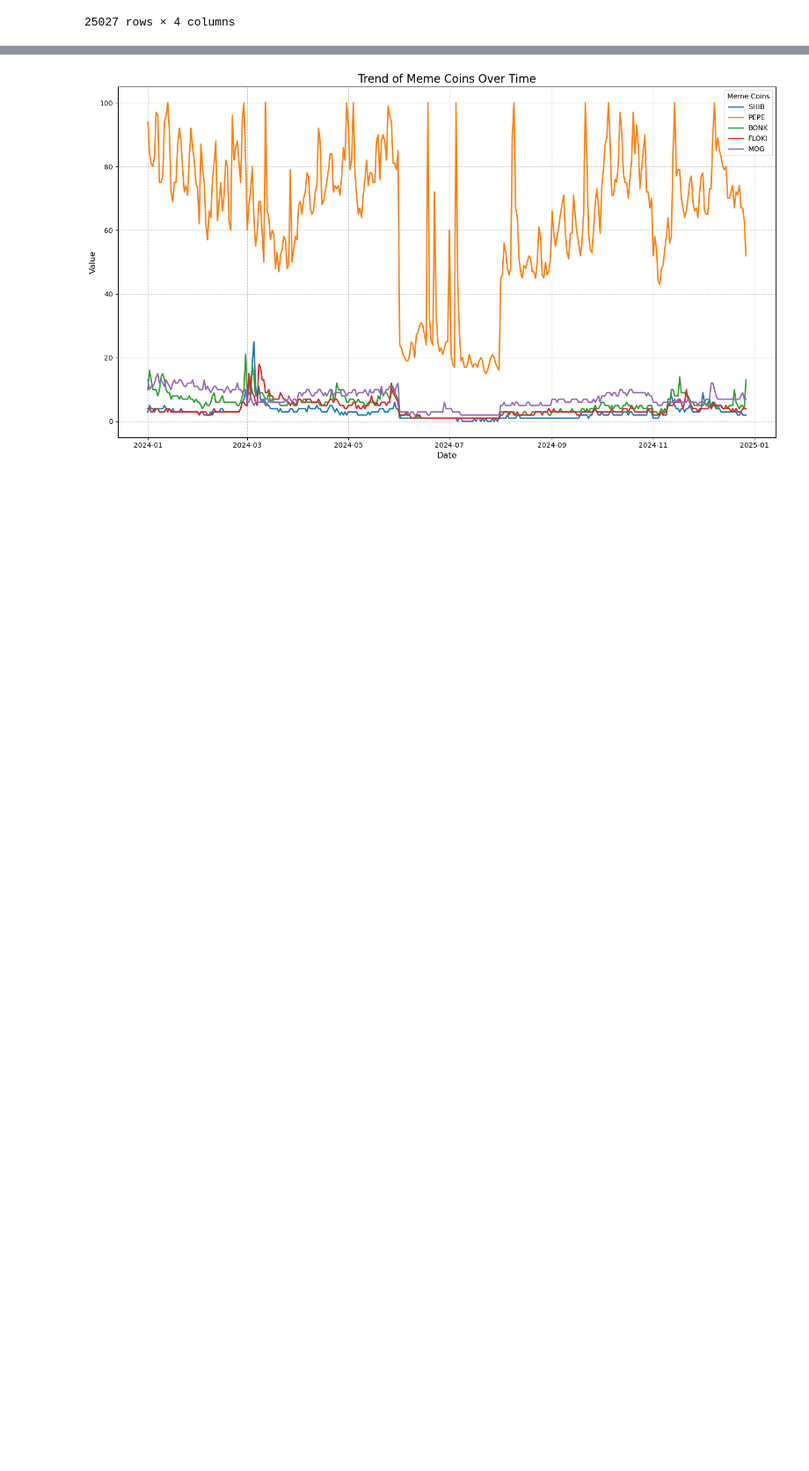
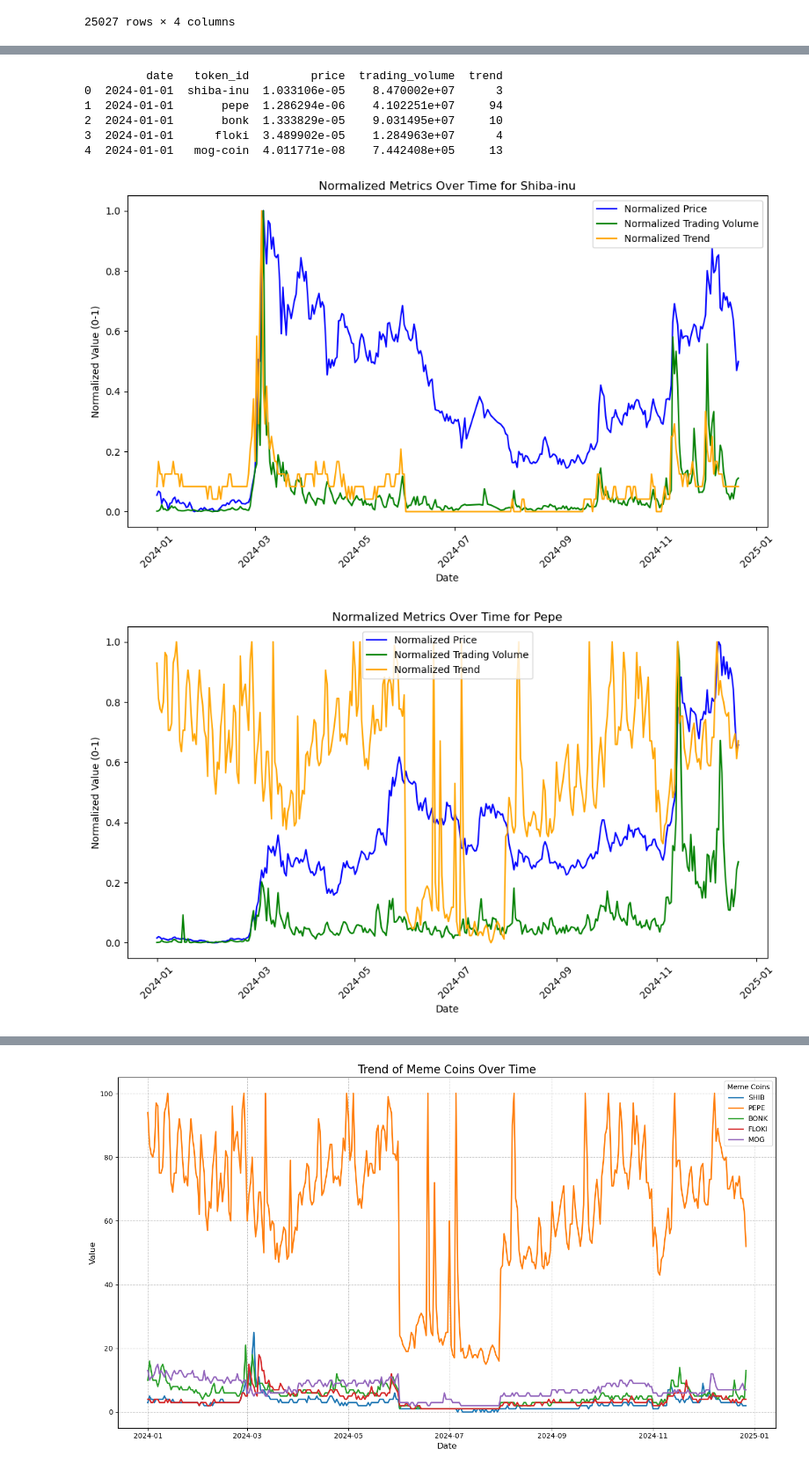
Before and after one commit to WIse4466/laughing-memory, a Jupyter notebook: volume_profile_analysis.ipynb, the cells around one changed output, grey strips where cells are left out. Shown at 88% size. Drawn from its saved outputs; the diff is of its cells as text; code cells hidden in the pictures; blank space fills up the shorter version.

```diff
--- a/volume_profile_analysis.ipynb
+++ b/volume_profile_analysis.ipynb
@@ -91,0 +75,71 @@ trends_volumePrice_merged
+# %%
+# 建立一個映射表，將 google_trends_data 的 column 名稱對應到 token_id
+token_mapping = {
+    "SHIB": "shiba-inu",
+    "PEPE": "pepe",
+    "BONK": "bonk",
+    "FLOKI": "floki",
+    "MOG": "mog-coin",
+}
+
+# 將 google_trends_data 轉換為長格式
+google_trends_data_long = google_trends_data.melt(
+    id_vars=["date"], var_name="token_id", value_name="trend"
+)
+google_trends_data_long["token_id"] = google_trends_data_long["token_id"].map(token_mapping)
+
+# 合併兩個表格
+merged_data = pd.merge(
+    price_volume_historical_data,
+    google_trends_data_long,
+    how="inner",
+    on=["date", "token_id"],
+)
+
+# 查看結果
+print(merged_data.head())
+# %% [output]
+         date   token_id         price  trading_volume  trend
+0  2024-01-01  shiba-inu  1.033106e-05    8.470002e+07      3
+1  2024-01-01       pepe  1.286294e-06    4.102251e+07     94
+2  2024-01-01       bonk  1.333829e-05    9.031495e+07     10
+3  2024-01-01      floki  3.489902e-05    1.284963e+07      4
+4  2024-01-01   mog-coin  4.011771e-08    7.442408e+05     13
+# %%
+from sklearn.preprocessing import MinMaxScaler
+
+# 初始化標準化工具
+scaler = MinMaxScaler()
+
+# 獲取所有唯一的 token_id
+token_ids = merged_data["token_id"].unique()
+
+# 為每個 token_id 繪製標準化的圖
+for token in token_ids:
+    token_data = merged_data[merged_data["token_id"] == token].copy()
+
+    # 將數據標準化
+    token_data[["price", "trading_volume", "trend"]] = scaler.fit_transform(
+        token_data[["price", "trading_volume", "trend"]]
+    )
+
+    plt.figure(figsize=(10, 6))
+
+    # 繪製標準化數據
+    plt.plot(token_data["date"], token_data["price"], label="Normalized Price", color="blue")
+    plt.plot(token_data["date"], token_data["trading_volume"], label="Normalized Trading Volume", color="green")
+    plt.plot(token_data["date"], token_data["trend"], label="Normalized Trend", color="orange")
+
+    # 設置標題和軸標籤
+    plt.title(f"Normalized Metrics Over Time for {token.capitalize()}")
+    plt.xlabel("Date")
+    plt.ylabel("Normalized Value (0-1)")
+    plt.xticks(rotation=45)
+    plt.legend()
+
+    plt.tight_layout()
+    plt.savefig(f"{token}_normalized_metrics_over_time.png")  # 儲存圖表
+    plt.show()
+# %% [output]
+[figure, added]
+[figure, added]
```
Also changed, not shown: parts of 7 cells of this notebook, 13 other files.
